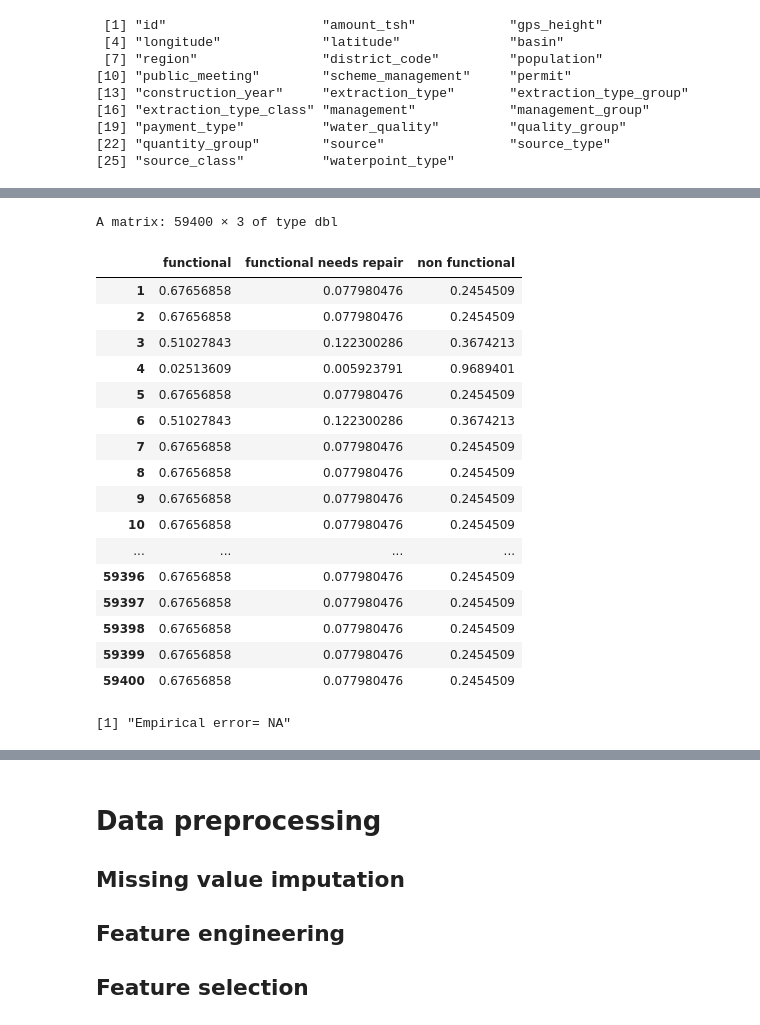
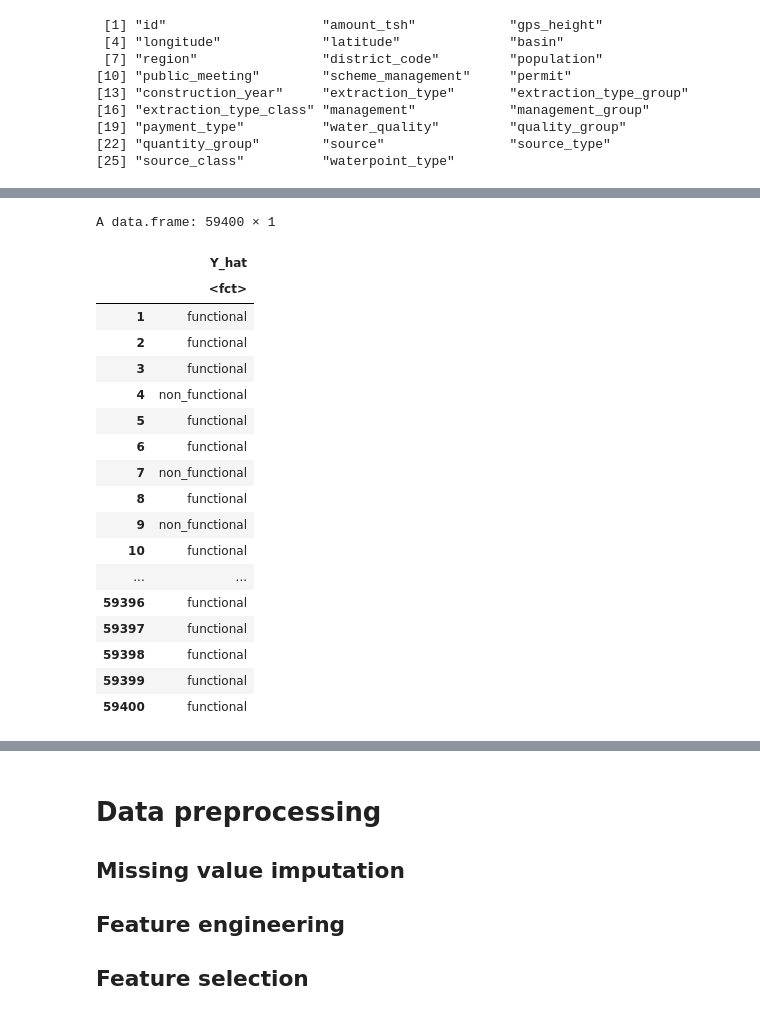
Before and after one commit to Maxlanglet/Projet_ML, a Jupyter notebook: ReportTemplate.ipynb, the cells around one changed output, grey strips where cells are left out. Cells and saved outputs as stored; diff of their text form; code cells hidden in the pictures.

```diff
--- a/ReportTemplate.ipynb
+++ b/ReportTemplate.ipynb
@@ -344,12 +360,19 @@ A data.frame: 59400 × 160
 | 59400 | 26348 | 0 | 191 | 38.10405 | -6.74746425 | 0 | 0 | ... |
 # %%
 vars <- c("id", "status_group")
+set_labels <- read.csv("database/Pump_it_Up_Data_Mining_the_Water_Table_-_Training_set_labels.csv", header=TRUE)
+
 labels_onehot <- dummy.data.frame(set_labels[,vars], sep="_")
+
+names(labels_onehot)[names(labels_onehot) == "status_group_functional"] <- "functional"
+names(labels_onehot)[names(labels_onehot) == "status_group_functional needs repair"] <- "functional_needs_repair"
+names(labels_onehot)[names(labels_onehot) == "status_group_non functional"] <- "non_functional"
 labels_onehot
 
 #set_labels$status_group[set_labels$status_group=='functional']<-0
-#set_labels$status_group[set_labels$status_group=='functional needs repair']<-2
+#set_labels$status_group[set_labels$status_group=='functional needs repair']<-0.5
 #set_labels$status_group[set_labels$status_group=='non functional']<-1
 
-#set_labels$status_group <- as.integer(set_labels$status_group)
+#set_labels$status_group <- as.double(set_labels$status_group)
+#set_labels
 # %% [output]
@@ -375,8 +399,10 @@ A data.frame: 59400 × 4
 | 59399 | 31282 | 1 | 0 | 0 |
 | 59400 | 26348 | 1 | 0 | 0 |
 # %%
-#Y<-labels_onehot[,setdiff(colnames(labels_onehot),"id")]
+Y<-labels_onehot[,setdiff(colnames(labels_onehot),"id")]
 Y<-set_labels[2]
+Y[Y == "functional needs repair"] <- "functional_needs_repair"
+Y[Y == "non functional"] <- "non_functional"
 Y
 # %% [output]
 A data.frame: 59400 × 1
@@ -422,7 +448,11 @@ A data.frame: 59400 × 159
 | 59399 | 0 | 0 | 35.86132 | -6.37857327 | 0 | 0 | 0 | ... |
 | 59400 | 0 | 191 | 38.10405 | -6.74746425 | 0 | 0 | 0 | ... |
 # %%
-DS<-cbind(X_final,functional=Y)
+DS<-cbind(X_final,label=Y)
 N<-nrow(X_final)    #Number of examples
 n<-ncol(X_final)    #Number of input variables
-DS
+
+names(DS)<-make.names(names(DS))
+DS$status_group<-factor(DS$status_group)
+
+names(X_final)<-make.names(names(X_final))
@@ -451,30 +463,35 @@ model<- rpart(status_group~.,DS) ### Fill with your code here
+# %%
+#First model
+
+model<- randomForest(status_group~.,data=DS)
 # %%
 Y_hat<- predict(model,X_final)
-Y_hat
+data.frame(Y_hat)
 
-empirical_error<-mean((Y_hat-Y)^2) ### Fill with your code here
 
-print(paste("Empirical error=",round(empirical_error,digits=4)))
+#empirical_error<-mean((Y_hat-Y)^2) ### Fill with your code here
 
-(1-0.67656858)^2+(0-0.077980476)^2+(0-0.2454509)^2
+#print(paste("Empirical error=",round(empirical_error,digits=4)))
+
+#(1-0.67656858)^2+(0-0.077980476)^2+(0-0.2454509)^2
 # %% [output]
-A matrix: 59400 × 3 of type dbl
+A data.frame: 59400 × 1
-|  | functional | functional needs repair | non functional |
-| 1 | 0.67656858 | 0.077980476 | 0.2454509 |
-| 2 | 0.67656858 | 0.077980476 | 0.2454509 |
-| 3 | 0.51027843 | 0.122300286 | 0.3674213 |
-| 4 | 0.02513609 | 0.005923791 | 0.9689401 |
-| 5 | 0.67656858 | 0.077980476 | 0.2454509 |
-| 6 | 0.51027843 | 0.122300286 | 0.3674213 |
-| 7 | 0.67656858 | 0.077980476 | 0.2454509 |
-| 8 | 0.67656858 | 0.077980476 | 0.2454509 |
-| 9 | 0.67656858 | 0.077980476 | 0.2454509 |
-| 10 | 0.67656858 | 0.077980476 | 0.2454509 |
-| ... | ... | ... | ... |
-| 59396 | 0.67656858 | 0.077980476 | 0.2454509 |
-| 59397 | 0.67656858 | 0.077980476 | 0.2454509 |
-| 59398 | 0.67656858 | 0.077980476 | 0.2454509 |
-| 59399 | 0.67656858 | 0.077980476 | 0.2454509 |
-| 59400 | 0.67656858 | 0.077980476 | 0.2454509 |
+|  | Y_hat |
+|  | <fct> |
+| 1 | functional |
+| 2 | functional |
+| 3 | functional |
+| 4 | non_functional |
+| 5 | functional |
+| 6 | functional |
+| 7 | non_functional |
+| 8 | functional |
+| 9 | non_functional |
+| 10 | functional |
+| ... | ... |
+| 59396 | functional |
+| 59397 | functional |
+| 59398 | functional |
+| 59399 | functional |
+| 59400 | functional |
-[1] "Empirical error= NA"
 # %%
```
Also changed, not shown: parts of 13 cells of this notebook.
